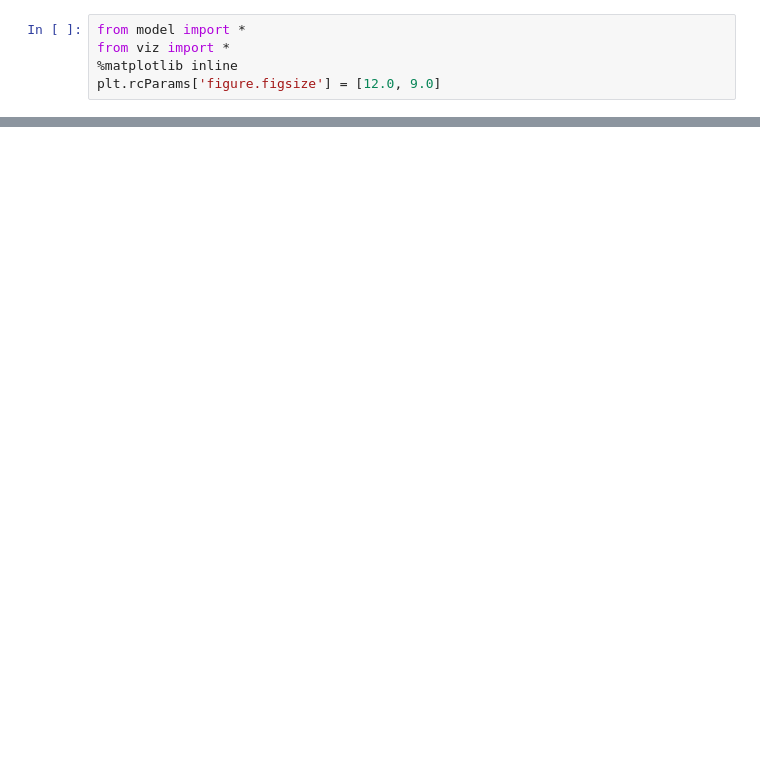
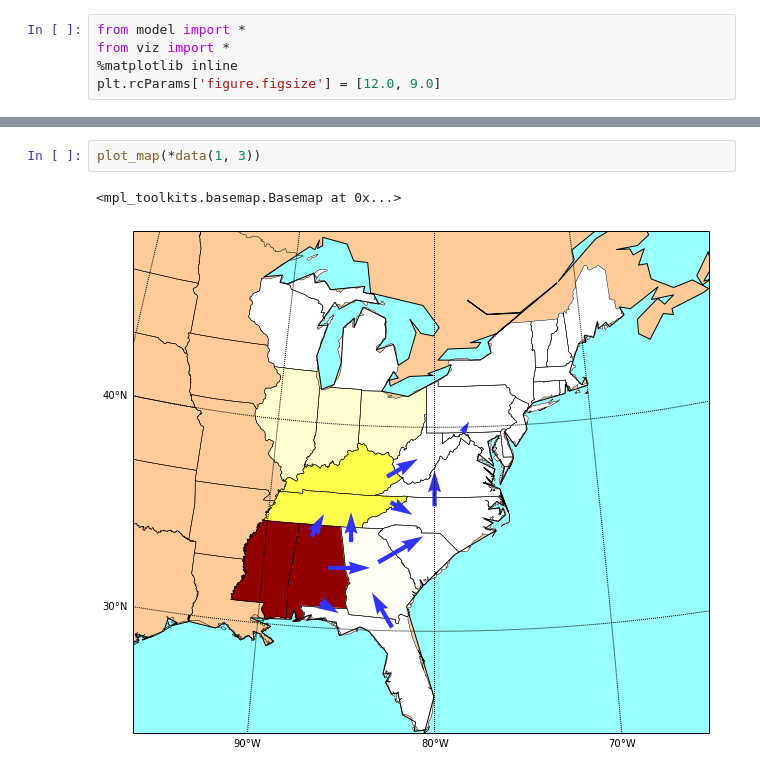
Before and after one commit to luac/birds, a Jupyter notebook: viz.ipynb, the cells around one changed output, grey strips where cells are left out. Drawn from its saved outputs; the diff is of its cells as text; blank space fills up the shorter version.

```diff
--- a/viz.ipynb
+++ b/viz.ipynb
@@ -22,0 +13,5 @@ plot_map(obs, omin, omax, flows)
+# %%
+plot_map(*data(1, 3))
+# %% [output]
+<mpl_toolkits.basemap.Basemap at 0x...>
+[figure, added]
```
Also changed, not shown: parts of 5 cells of this notebook, 2 other files.
